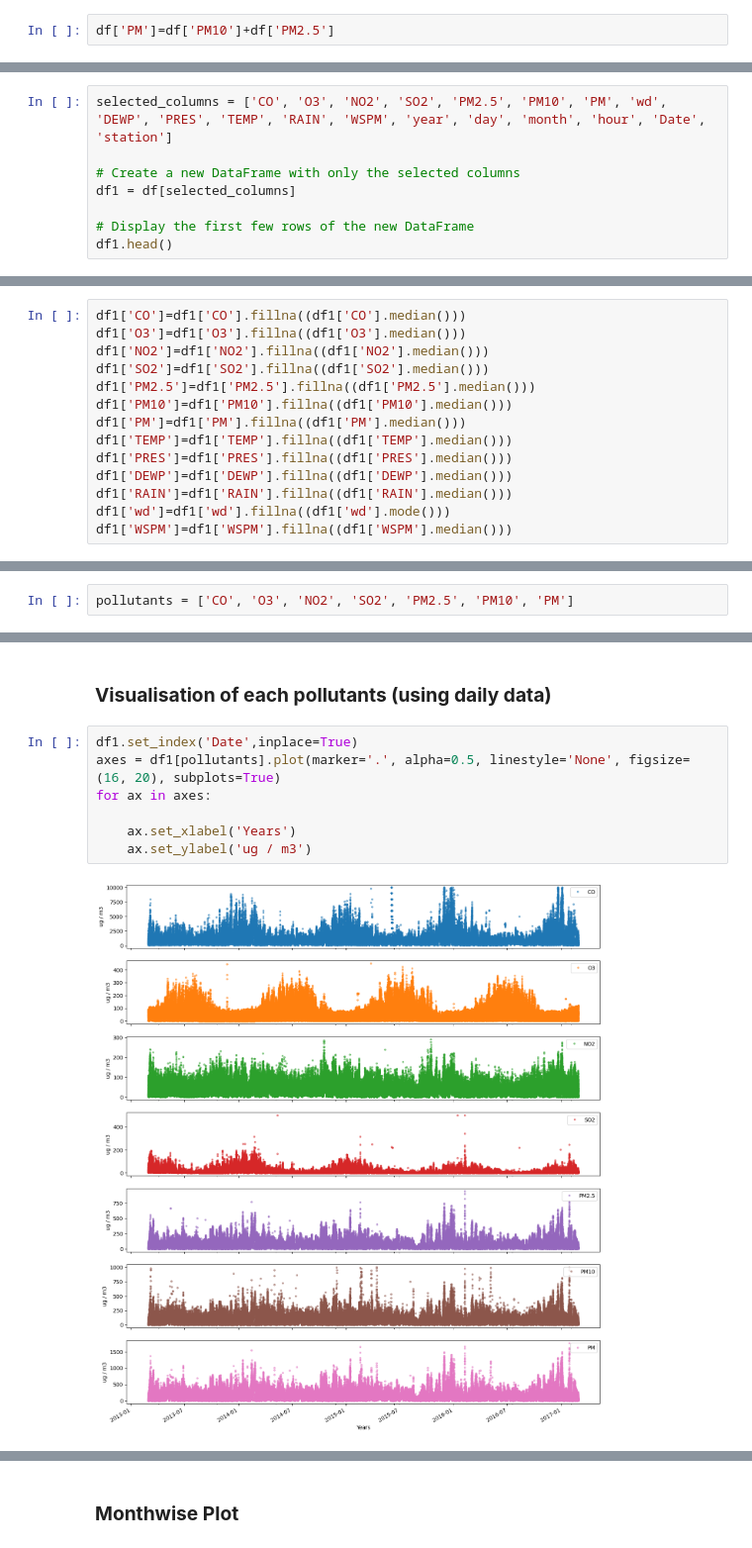
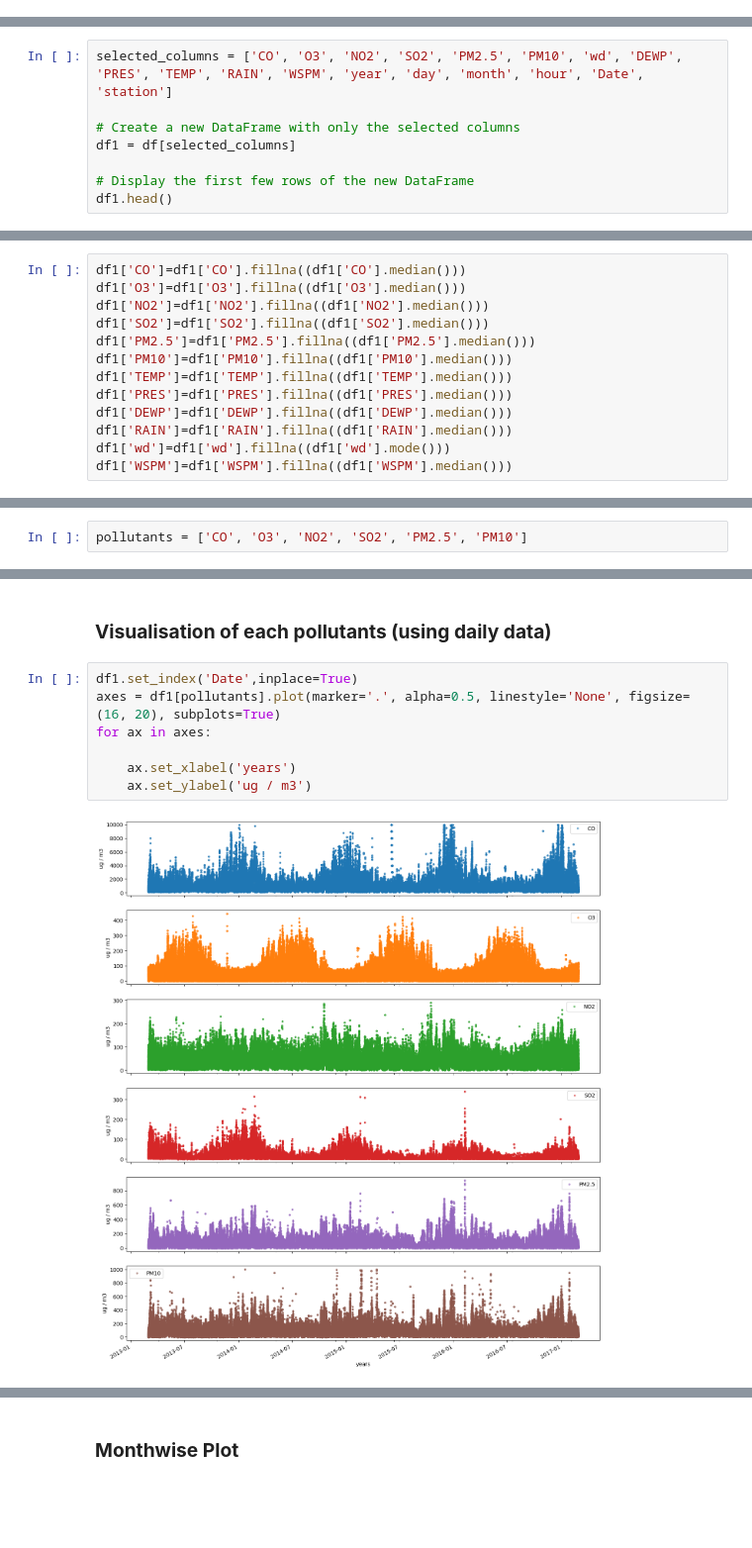
Before and after one commit to st2-0-3-1-0-2-8-4/CMP7005_S2_PRAC1, a Jupyter notebook: CMP7005_S2_PRAC1.ipynb, the cells around one changed output, grey strips where cells are left out. Shown at 99% size. Drawn from its saved outputs; the diff is of its cells as text; blank space fills up the shorter version.

```diff
--- a/CMP7005_S2_PRAC1.ipynb
+++ b/CMP7005_S2_PRAC1.ipynb
@@ -156,9 +157,7 @@ station     0  0.000000
-# %%
-df['PM']=df['PM10']+df['PM2.5']
 # %% [markdown]
 ## **Creating New DataFrame for Air Quality Index**
 # %%
-selected_columns = ['CO', 'O3', 'NO2', 'SO2', 'PM2.5', 'PM10', 'PM', 'wd', 'DEWP', 'PRES', 'TEMP', 'RAIN', 'WSPM', 'year', 'day', 'month', 'hour', 'Date', 'station']
+selected_columns = ['CO', 'O3', 'NO2', 'SO2', 'PM2.5', 'PM10', 'wd', 'DEWP', 'PRES', 'TEMP', 'RAIN', 'WSPM', 'year', 'day', 'month', 'hour', 'Date', 'station']
 
 # Create a new DataFrame with only the selected columns
 df1 = df[selected_columns]
@@ -250,7 +249,6 @@ df1['NO2']=df1['NO2'].fillna((df1['NO2'].median()))
 df1['SO2']=df1['SO2'].fillna((df1['SO2'].median()))
 df1['PM2.5']=df1['PM2.5'].fillna((df1['PM2.5'].median()))
 df1['PM10']=df1['PM10'].fillna((df1['PM10'].median()))
-df1['PM']=df1['PM'].fillna((df1['PM'].median()))
 df1['TEMP']=df1['TEMP'].fillna((df1['TEMP'].median()))
 df1['PRES']=df1['PRES'].fillna((df1['PRES'].median()))
 df1['DEWP']=df1['DEWP'].fillna((df1['DEWP'].median()))
@@ -372,7 +370,7 @@ Further EDA with time-series analysis can help identify pollution trends and the
 ### **Subsetting columns**
 Even though a lot of columns have been provided in the dataset, we shall select a few prominent ones. Let's create a new dataframe called pollutants containg the major pollutants responsible for air pollution.
 # %%
-pollutants = ['CO', 'O3', 'NO2', 'SO2', 'PM2.5', 'PM10', 'PM']
+pollutants = ['CO', 'O3', 'NO2', 'SO2', 'PM2.5', 'PM10']
 # %%
 df1.columns
 # %% [output]
@@ -384,9 +382,9 @@ Index(['CO', 'O3', 'NO2', 'SO2', 'PM2.5', 'PM10', 'PM', 'wd', 'DEWP', 'PRES',
 # %%
 df1.set_index('Date',inplace=True)
 axes = df1[pollutants].plot(marker='.', alpha=0.5, linestyle='None', figsize=(16, 20), subplots=True)
 for ax in axes:
 
-    ax.set_xlabel('Years')
+    ax.set_xlabel('years')
     ax.set_ylabel('ug / m3')
 # %% [output]
-[figure, old version]
+[figure, new version]
```
Also changed, not shown: parts of 54 cells of this notebook.
